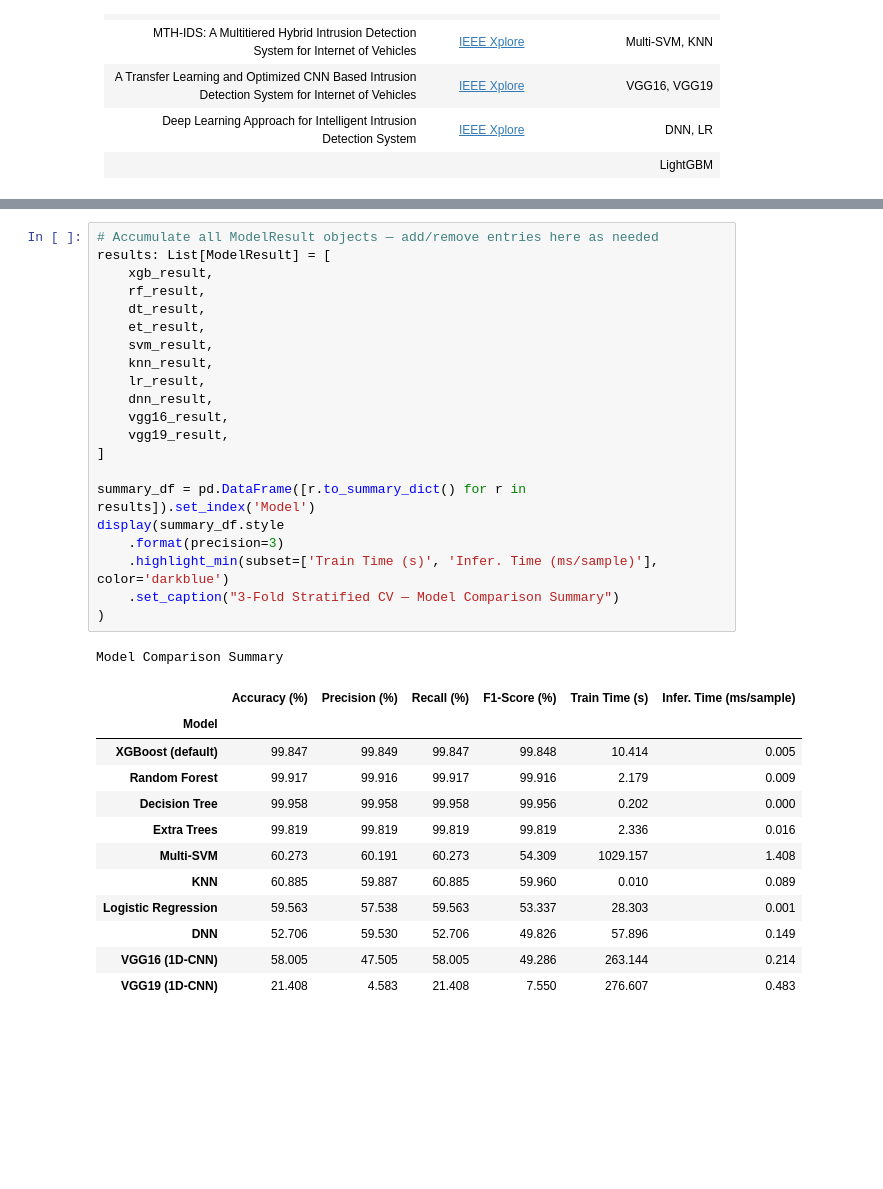
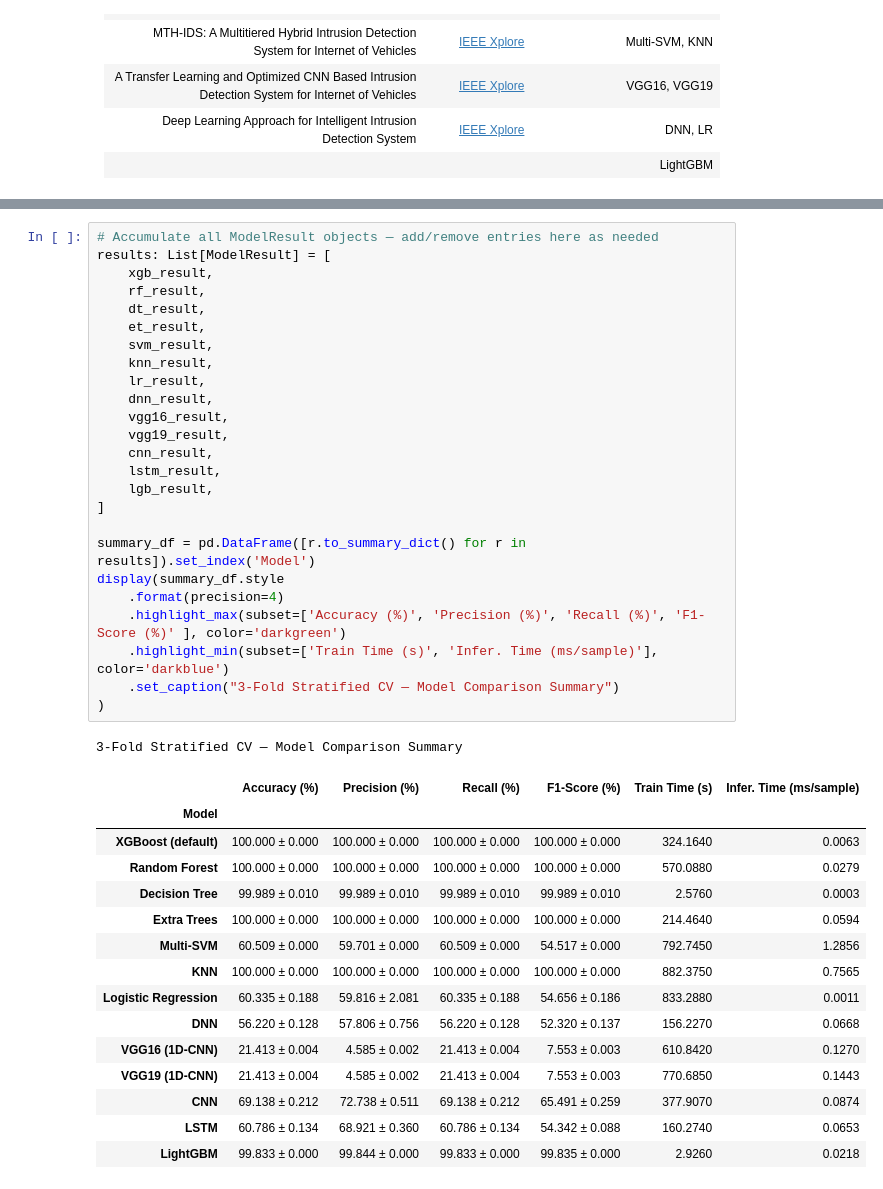
Before and after one commit to Toluhunter/EV-Survey-Models, a Jupyter notebook: models_training_notebook.ipynb, the cells around one changed output, grey strips where cells are left out. Cells and saved outputs as stored; diff of their text form; blank space fills up the shorter version.

Commit message:
added trained models for CNN and LightGBM

```diff
--- a/models_training_notebook.ipynb
+++ b/models_training_notebook.ipynb
@@ -1413,38 +1762,45 @@ Done — VGG19 (1D-CNN)  |  Accuracy: 21.408%
 # %%
 # Accumulate all ModelResult objects — add/remove entries here as needed
 results: List[ModelResult] = [
     xgb_result,
     rf_result,
     dt_result,
     et_result,
     svm_result,
     knn_result,
     lr_result,
     dnn_result,
     vgg16_result,
     vgg19_result,
+    cnn_result,
+    lstm_result,
+    lgb_result,
 ]
 
 summary_df = pd.DataFrame([r.to_summary_dict() for r in results]).set_index('Model')
 display(summary_df.style
-    .format(precision=3)
+    .format(precision=4)
+    .highlight_max(subset=['Accuracy (%)', 'Precision (%)', 'Recall (%)', 'F1-Score (%)' ], color='darkgreen')
     .highlight_min(subset=['Train Time (s)', 'Infer. Time (ms/sample)'], color='darkblue')
     .set_caption("3-Fold Stratified CV — Model Comparison Summary")
 )
 # %% [output]
-Model Comparison Summary
+3-Fold Stratified CV — Model Comparison Summary
 |  | Accuracy (%) | Precision (%) | Recall (%) | F1-Score (%) | Train Time (s) | Infer. Time (ms/sample) |
 | Model |  |  |  |  |  |  |
-| XGBoost (default) | 99.847 | 99.849 | 99.847 | 99.848 | 10.414 | 0.005 |
-| Random Forest | 99.917 | 99.916 | 99.917 | 99.916 | 2.179 | 0.009 |
-| Decision Tree | 99.958 | 99.958 | 99.958 | 99.956 | 0.202 | 0.000 |
-| Extra Trees | 99.819 | 99.819 | 99.819 | 99.819 | 2.336 | 0.016 |
-| Multi-SVM | 60.273 | 60.191 | 60.273 | 54.309 | 1029.157 | 1.408 |
-| KNN | 60.885 | 59.887 | 60.885 | 59.960 | 0.010 | 0.089 |
-| Logistic Regression | 59.563 | 57.538 | 59.563 | 53.337 | 28.303 | 0.001 |
-| DNN | 52.706 | 59.530 | 52.706 | 49.826 | 57.896 | 0.149 |
-| VGG16 (1D-CNN) | 58.005 | 47.505 | 58.005 | 49.286 | 263.144 | 0.214 |
-| VGG19 (1D-CNN) | 21.408 | 4.583 | 21.408 | 7.550 | 276.607 | 0.483 |
+| XGBoost (default) | 100.000 ± 0.000 | 100.000 ± 0.000 | 100.000 ± 0.000 | 100.000 ± 0.000 | 324.1640 | 0.0063 |
+| Random Forest | 100.000 ± 0.000 | 100.000 ± 0.000 | 100.000 ± 0.000 | 100.000 ± 0.000 | 570.0880 | 0.0279 |
+| Decision Tree | 99.989 ± 0.010 | 99.989 ± 0.010 | 99.989 ± 0.010 | 99.989 ± 0.010 | 2.5760 | 0.0003 |
+| Extra Trees | 100.000 ± 0.000 | 100.000 ± 0.000 | 100.000 ± 0.000 | 100.000 ± 0.000 | 214.4640 | 0.0594 |
+| Multi-SVM | 60.509 ± 0.000 | 59.701 ± 0.000 | 60.509 ± 0.000 | 54.517 ± 0.000 | 792.7450 | 1.2856 |
+| KNN | 100.000 ± 0.000 | 100.000 ± 0.000 | 100.000 ± 0.000 | 100.000 ± 0.000 | 882.3750 | 0.7565 |
+| Logistic Regression | 60.335 ± 0.188 | 59.816 ± 2.081 | 60.335 ± 0.188 | 54.656 ± 0.186 | 833.2880 | 0.0011 |
+| DNN | 56.220 ± 0.128 | 57.806 ± 0.756 | 56.220 ± 0.128 | 52.320 ± 0.137 | 156.2270 | 0.0668 |
+| VGG16 (1D-CNN) | 21.413 ± 0.004 | 4.585 ± 0.002 | 21.413 ± 0.004 | 7.553 ± 0.003 | 610.8420 | 0.1270 |
+| VGG19 (1D-CNN) | 21.413 ± 0.004 | 4.585 ± 0.002 | 21.413 ± 0.004 | 7.553 ± 0.003 | 770.6850 | 0.1443 |
+| CNN | 69.138 ± 0.212 | 72.738 ± 0.511 | 69.138 ± 0.212 | 65.491 ± 0.259 | 377.9070 | 0.0874 |
+| LSTM | 60.786 ± 0.134 | 68.921 ± 0.360 | 60.786 ± 0.134 | 54.342 ± 0.088 | 160.2740 | 0.0653 |
+| LightGBM | 99.833 ± 0.000 | 99.844 ± 0.000 | 99.833 ± 0.000 | 99.835 ± 0.000 | 2.9260 | 0.0218 |
 # %%
 names     = [r.model_name for r in results]
 acc       = [r.accuracy   * 100 for r in results]
```
Also changed, not shown: parts of 18 cells of this notebook.
